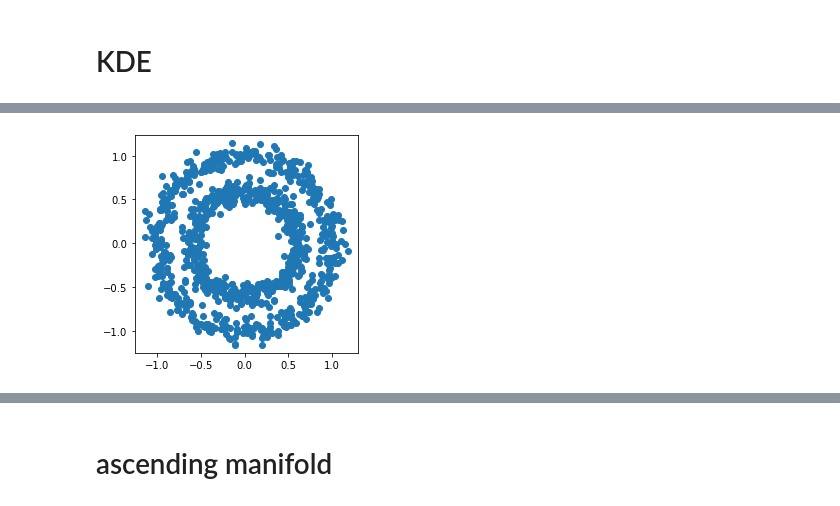
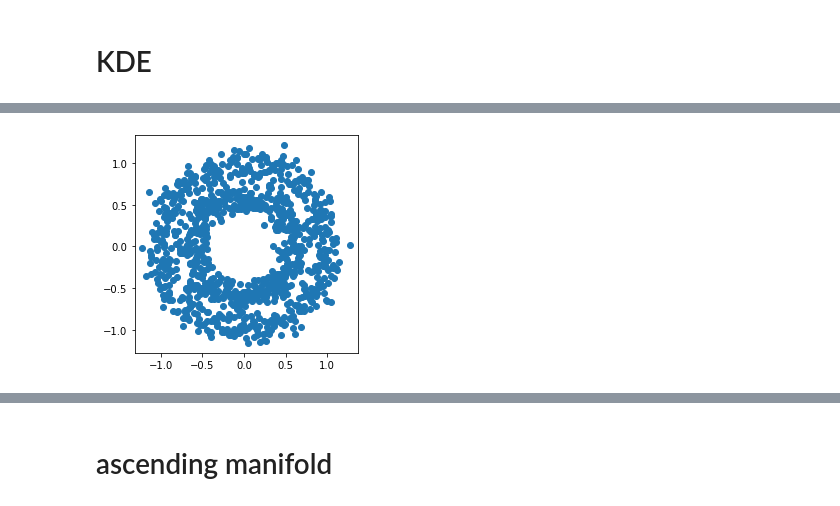
Before and after one commit to gaozhangyang/GIT, a Jupyter notebook: plot_figure.ipynb, the cells around one changed output, grey strips where cells are left out. Drawn from its saved outputs; the diff is of its cells as text; code cells hidden in the pictures.

```diff
--- a/plot_figure.ipynb
+++ b/plot_figure.ipynb
@@ -31,8 +31,9 @@ imp.reload(KDE)
-# %%
-X, Y = make_circles(n_samples=1000, noise=0.07, factor=0.6)
-plot_tools.autoPlot(X)
-# %% [output]
-[figure, removed]
+# %%
+panda=pd.read_csv('./artificial_csv/circles_0.1_noise.csv', header=None)
+X=panda.values[:,:2]
+plot_tools.autoPlot(X)
+# %% [output]
+[figure, added]
 # %%
 def plot_density(X,P):
     plot_tools.autoPlot(testX,P,continues=True)
```
Also changed, not shown: parts of 4 cells of this notebook, 4 other files.
